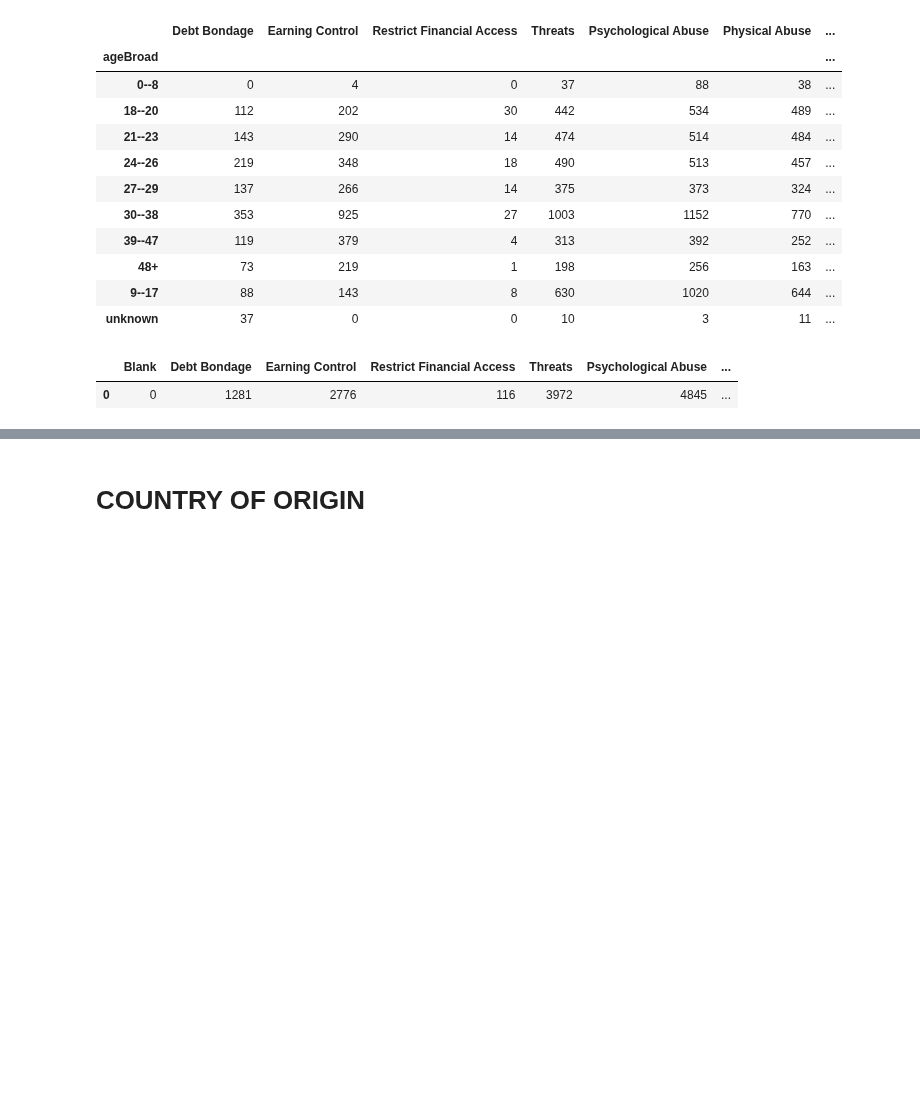
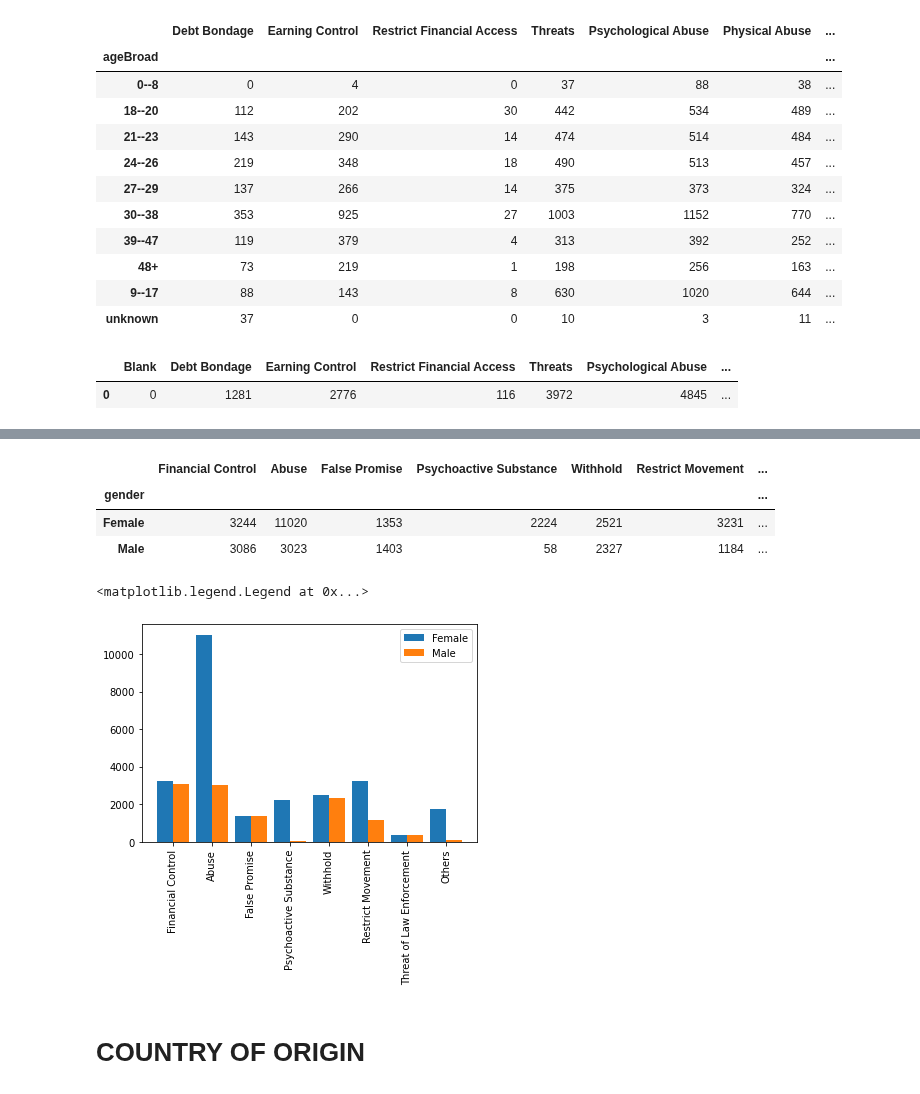
Before and after one commit to saronraut/Human-Trafficking-Awareness, a Jupyter notebook: saron_working_file/Saron-trafficking.ipynb, the cells around one changed output, grey strips where cells are left out. Drawn from its saved outputs; the diff is of its cells as text; code cells hidden in the pictures; blank space fills up the shorter version.

```diff
--- a/saron_working_file/Saron-trafficking.ipynb
+++ b/saron_working_file/Saron-trafficking.ipynb
@@ -422,0 +462,17 @@ TypeError: 'Index' object is not callable
+# %%
+
+
+moc_gender_sum_df = pd.DataFrame({"Debt Bondage" : moc_debtbondage, "Earning Control" : moc_takeearnings,
+                         "Restrict Financial Access": moc_rstrct_fin_acc, "Threats": moc_threat,
+                         "Psychological Abuse" : moc_psychabuse, "Physical Abuse": moc_physabuse,
+                         "Sexual Abuse": moc_sexualabuse, "False Promise": moc_flseprmse,
+                          "Psychoactive Substance": moc_drugabuse, "Restrict Movement": moc_rstrct_mvmnt,
+                         "Restrict Medical Care": moc_rstrct_medcare,"Excessive Working Hrs": moc_excsv_wrkhrs,
+                         "Control Using Children": moc_usechldrn, "Threat of Law Enforcement": moc_lawenfcrment,
+                         "Withhold Necessities": moc_wthhldneccsty, "Withhold Documents": moc_wthlddoc,
+                         "Others": moc_others, "Not Specified" : moc_unknown})
+
+moc_gender_sum_df.drop(columns = ["Not Specified"])
+
+# moc_gender_sum_df = moc_gender_sum_df.reset_index()
+# moc_gender_sum_df
@@ -422,0 +484,10 @@ TypeError: 'Index' object is not callable
+# %%
+sum_of_abuse = moc_gender_sum_df["Physical Abuse"] + moc_gender_sum_df["Psychological Abuse"] + moc_gender_sum_df["Sexual Abuse"]  + moc_gender_sum_df["Threats"]
+sum_of_finance = moc_gender_sum_df["Debt Bondage"] + moc_gender_sum_df["Restrict Financial Access"] + moc_gender_sum_df["Excessive Working Hrs"] + moc_gender_sum_df["Earning Control"]
+sum_withold = moc_gender_sum_df["Withhold Documents"] + moc_gender_sum_df["Withhold Necessities"] + moc_gender_sum_df["Restrict Medical Care"] + moc_gender_sum_df["Control Using Children"]
+
+
+moc_gender_sum_df["Abuse"] = sum_of_abuse
+moc_gender_sum_df["Financial Control"] = sum_of_finance
+moc_gender_sum_df["Withhold"] = sum_withold
+moc_gender_sum_df.columns
@@ -422,0 +503,27 @@ TypeError: 'Index' object is not callable
+# %%
+moc_gender_sum_df2 = moc_gender_sum_df[["Financial Control", "Abuse", "False Promise", "Psychoactive Substance", "Withhold", "Restrict Movement",
+                                        "Threat of Law Enforcement", "Others"]]
+# %%
+moc_gender_sum_df2
+# %% [output]
+|  | Financial Control | Abuse | False Promise | Psychoactive Substance | Withhold | Restrict Movement | ... |
+| gender |  |  |  |  |  |  | ... |
+| Female | 3244 | 11020 | 1353 | 2224 | 2521 | 3231 | ... |
+| Male | 3086 | 3023 | 1403 | 58 | 2327 | 1184 | ... |
+# %%
+labels = list(moc_gender_sum_df2.columns)
+y_female = list(np.array(moc_gender_sum_df2)[0])
+y_male = list(np.array(moc_gender_sum_df2)[1])
+
+w = 0.4
+# len_label =list(range(len(moc_gender_sum_df2.columns)))
+bar1 = np.arange(len(labels))
+
+
+plt.bar(bar1, y_female, w, label = "Female")
+plt.bar(bar1+w, y_male, w, label = "Male")
+plt.xticks(bar1 + w/2,labels, rotation = 90 )
+plt.legend()
+# %% [output]
+<matplotlib.legend.Legend at 0x...>
+[figure, added]
```
Also changed, not shown: parts of 13 cells of this notebook.
